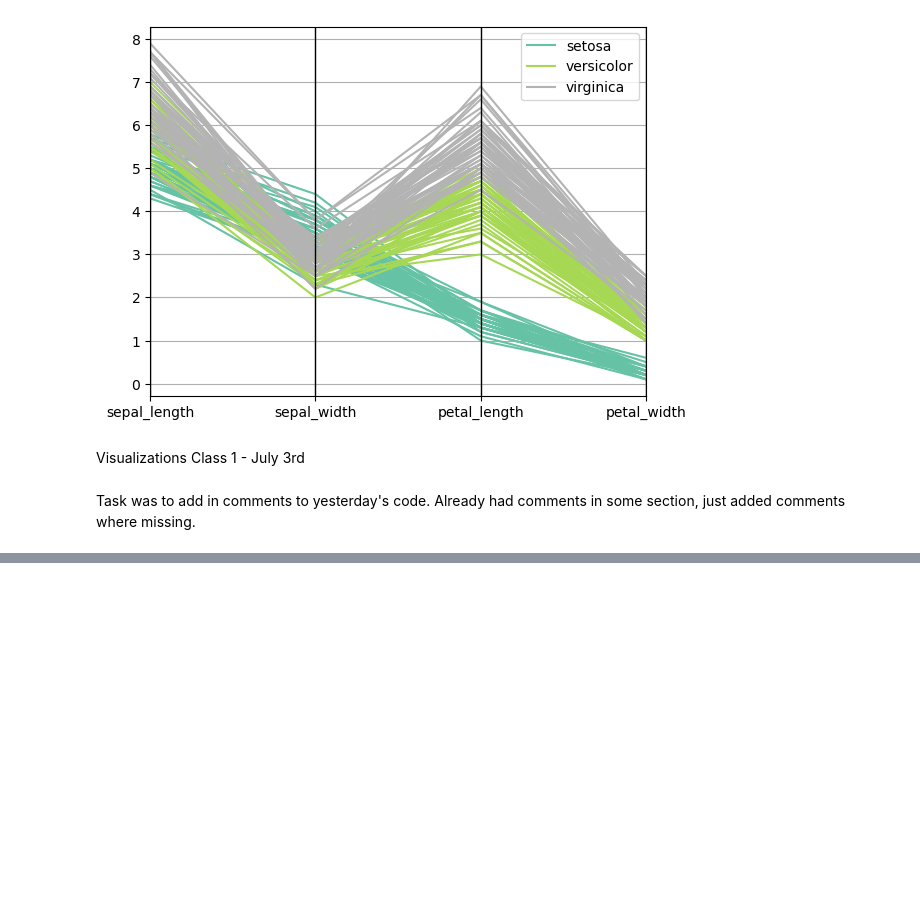
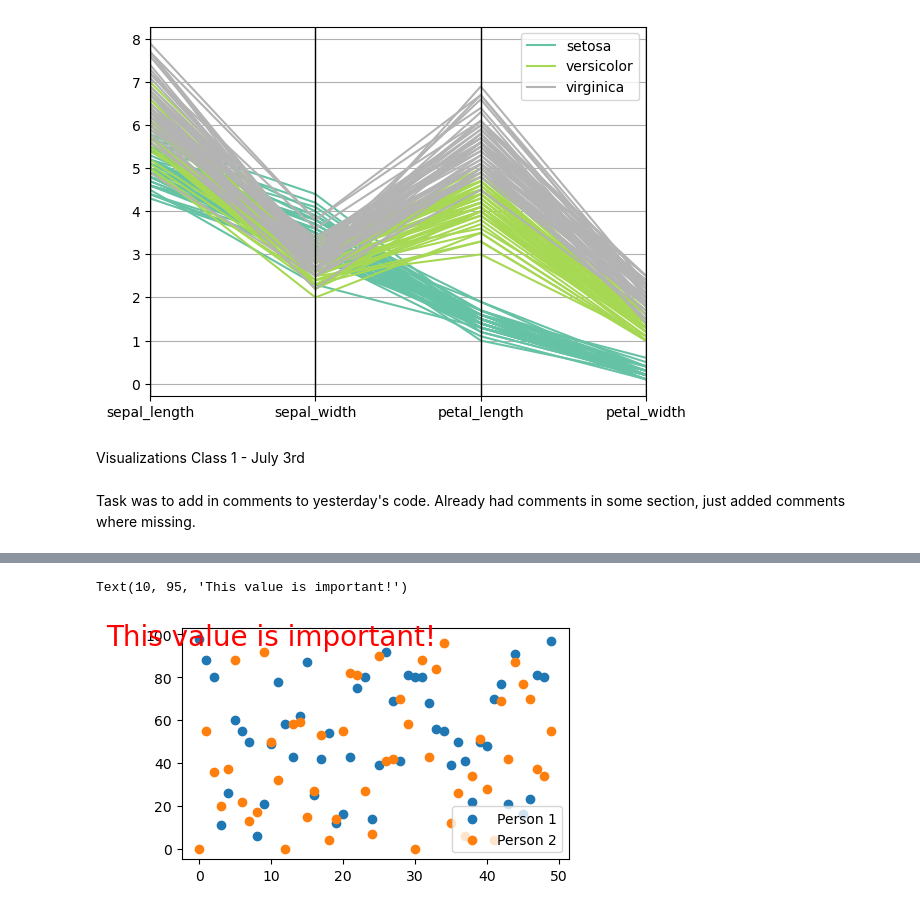
Before and after one commit to melram17/visualization, a Jupyter notebook: 02_activities/assignments/assignment-1.ipynb, the cells around one changed output, grey strips where cells are left out. Cells and saved outputs as stored; diff of their text form; code cells hidden in the pictures; blank space fills up the shorter version.

```diff
--- a/02_activities/assignments/assignment-1.ipynb
+++ b/02_activities/assignments/assignment-1.ipynb
@@ -132,0 +173,13 @@ Task was to add in comments to yesterday's code. Already had comments in some se
+# %%
+fig, ax = plt.subplots(figsize=(5, 3))
+ax.scatter(x,y1, label = "Person 1")
+ax.scatter(x,y2, label = "Person 2")
+ax. legend (loc='lower right')
+
+ax.text(10,95, "This value is important!",
+        ha = 'center',
+        color = 'red',
+        size = 20)
+# %% [output]
+Text(10, 95, 'This value is important!')
+[figure, added]
```
Also changed, not shown: parts of 12 cells of this notebook.
